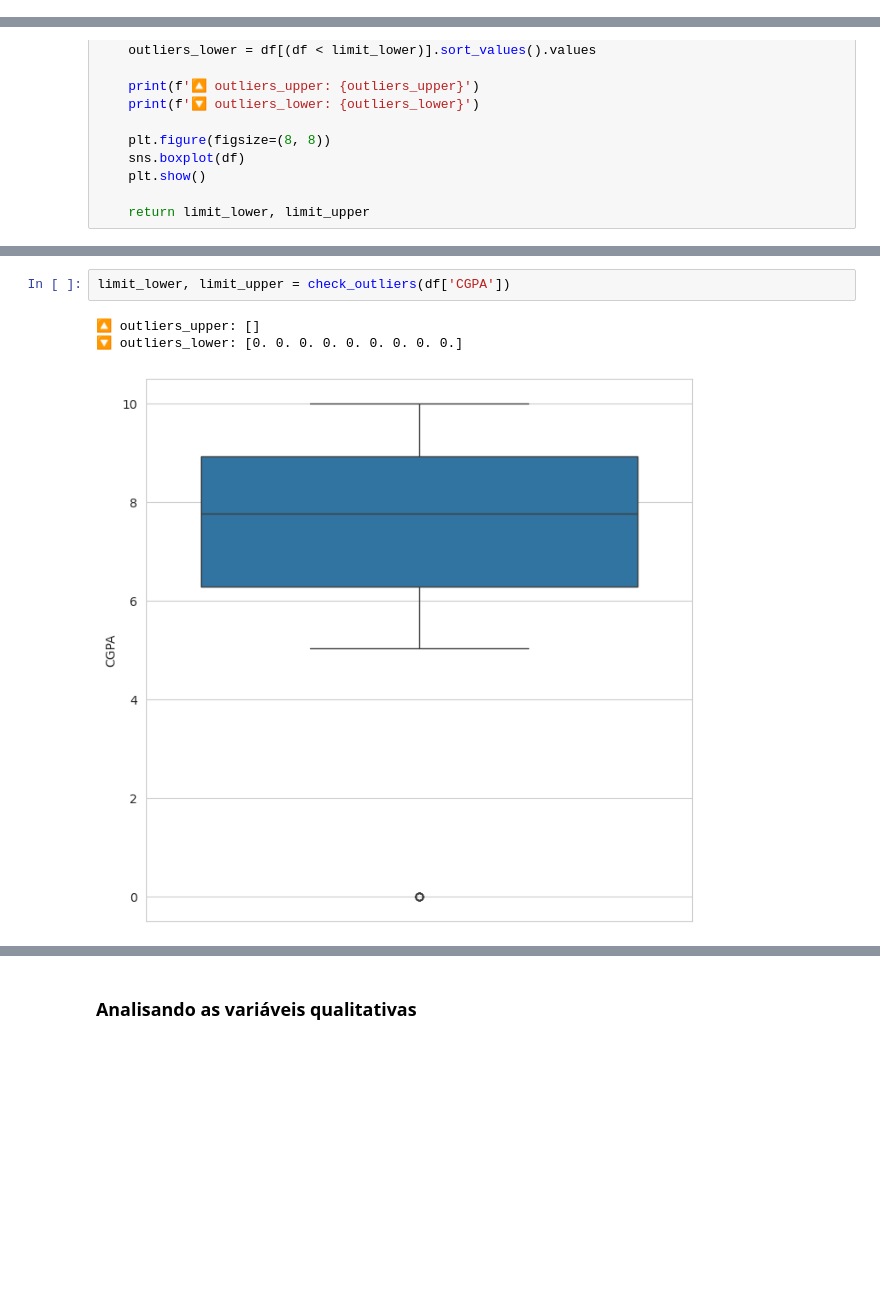
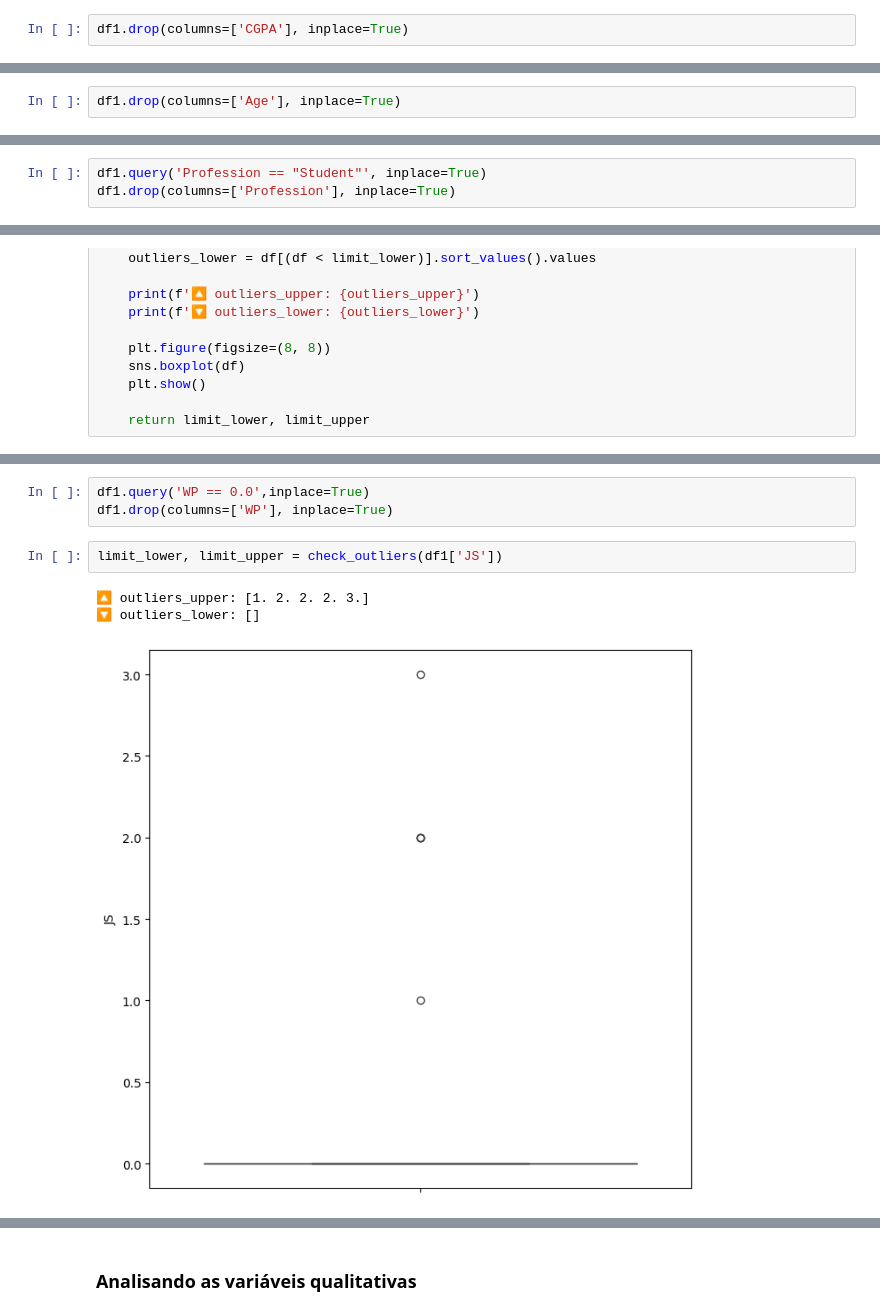
Before and after one commit to gribeiros/depression-dataset, a Jupyter notebook: notebook/drepession-dataset.ipynb, the cells around one changed output, grey strips where cells are left out. Saved outputs shown, nothing was run; the diff lists cells and outputs as text; blank space fills up the shorter version.

```diff
--- a/notebook/drepession-dataset.ipynb
+++ b/notebook/drepession-dataset.ipynb
@@ -227,0 +157,2 @@ Name: count, dtype: int64
+# %%
+df1.drop(columns=['CGPA'], inplace=True)
@@ -227,0 +176,2 @@ Name: count, dtype: int64
+# %%
+df1.drop(columns=['Age'], inplace=True)
@@ -227,0 +244,3 @@ Name: count, dtype: int64
+# %%
+df1.query('Profession == "Student"', inplace=True)
+df1.drop(columns=['Profession'], inplace=True)
@@ -312,6 +360,9 @@ check_outliers(df['Age'])
+# %%
+df1.query('WP == 0.0',inplace=True)
+df1.drop(columns=['WP'], inplace=True)
 # %%
-limit_lower, limit_upper = check_outliers(df['CGPA'])
+limit_lower, limit_upper = check_outliers(df1['JS'])
 # %% [output]
-🔼 outliers_upper: []
-🔽 outliers_lower: [0. 0. 0. 0. 0. 0. 0. 0. 0.]
+🔼 outliers_upper: [1. 2. 2. 2. 3.]
+🔽 outliers_lower: []
-[figure, old version]
+[figure, new version]
```
Also changed, not shown: parts of 79 cells of this notebook.
